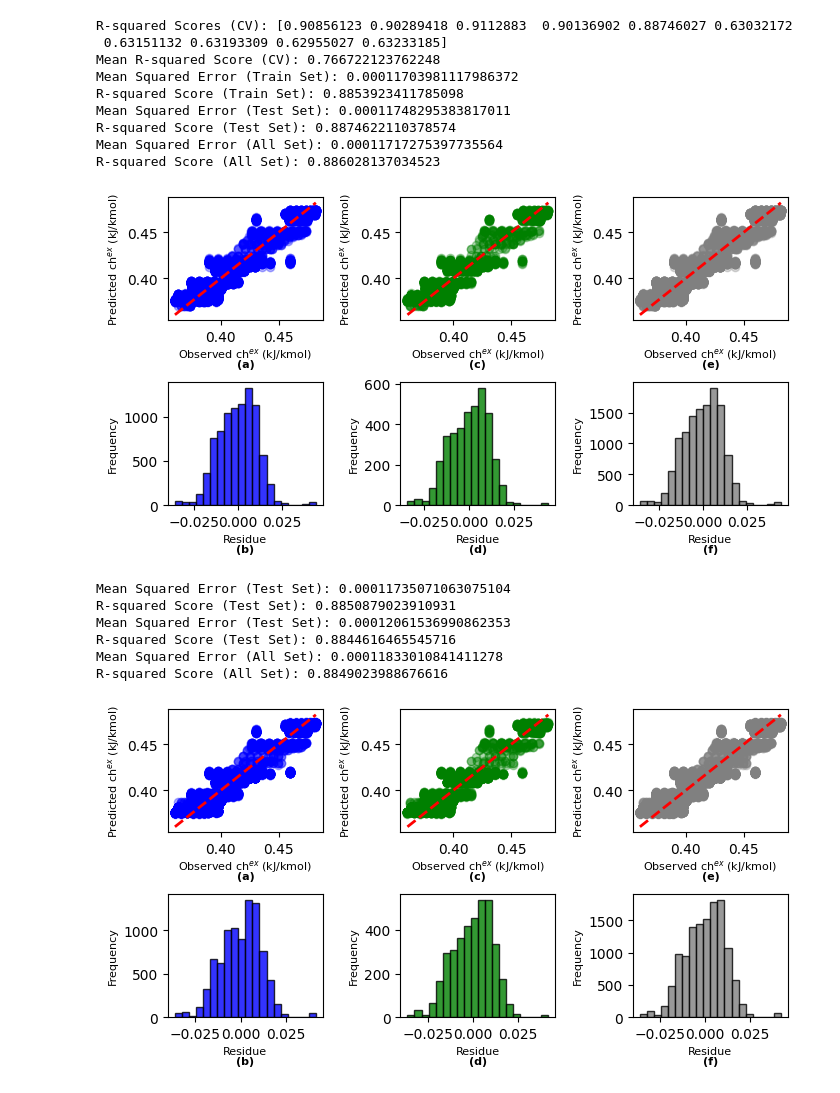
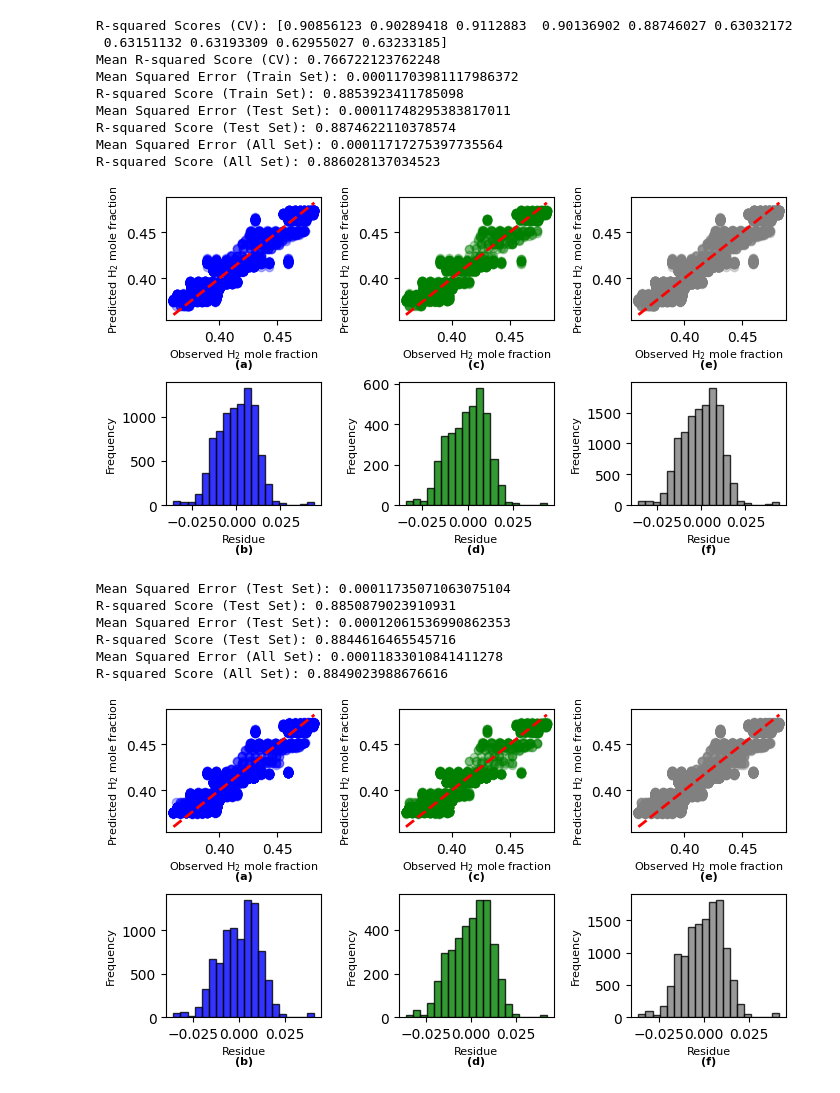
Before and after one commit to gabgovar/Apache-Spark, a Jupyter notebook: y_H2_Prediction.ipynb, the cells around one changed output. Cells and saved outputs as stored; diff of their text form; code cells hidden in the pictures.

```diff
--- a/y_H2_Prediction.ipynb
+++ b/y_H2_Prediction.ipynb
@@ -476,48 +476,48 @@ fig, axes = plt.subplots(2, 3, figsize=(8, 4))
 axes[0, 0].plot([y_train.min(), y_train.max()], [y_train.min(), y_train.max()], color='red', linestyle='--', linewidth=2)
 axes[0, 0].scatter(y_train, train_predictions, color='blue', alpha=0.3)
 axes[0, 0].text(0.5, -0.38, '(a)', fontsize=8, ha='center', transform=axes[0, 0].transAxes, fontweight='bold')
-axes[0, 0].text(0.5, -0.30, r'Observed ch$^{ex}$ (kJ/kmol)', fontsize=8, ha='center', transform=axes[0, 0].transAxes)
-axes[0, 0].set_ylabel(r'Predicted ch$^{ex}$ (kJ/kmol)', fontsize=8)
+axes[0, 0].text(0.5, -0.30, r'Observed H$_{2}$ mole fraction', fontsize=8, ha='center', transform=axes[0, 0].transAxes)
+axes[0, 0].set_ylabel(r'Predicted H$_{2}$ mole fraction', fontsize=8)
 
 # Gráfico 3
 axes[0, 1].plot([y_test.min(), y_test.max()], [y_test.min(), y_test.max()], color='red', linestyle='--', linewidth=2)
 axes[0, 1].scatter(y_test, test_predictions, color='green', alpha=0.3)
 axes[0, 1].text(0.5, -0.38, '(c)', fontsize=8, ha='center', transform=axes[0, 1].transAxes, fontweight='bold')
-axes[0, 1].text(0.5, -0.30, r'Observed ch$^{ex}$ (kJ/kmol)', fontsize=8, ha='center', transform=axes[0, 1].transAxes)
-axes[0, 1].set_ylabel(r'Predicted ch$^{ex}$ (kJ/kmol)', fontsize=8)
+axes[0, 1].text(0.5, -0.30, r'Observed H$_{2}$ mole fraction', fontsize=8, ha='center', transform=axes[0, 1].transAxes)
+axes[0, 1].set_ylabel(r'Predicted H$_{2}$ mole fraction', fontsize=8)
 
 # Gráfico 5
 axes[0, 2].plot([y.min(), y.max()], [y.min(), y.max()], color='red', linestyle='--', linewidth=2)
 axes[0, 2].scatter(y, all_predictions, color='gray', alpha=0.3)
 axes[0, 2].text(0.5, -0.38, '(e)', fontsize=8, ha='center', transform=axes[0, 2].transAxes, fontweight='bold')
-axes[0, 2].text(0.5, -0.30, r'Observed ch$^{ex}$ (kJ/kmol)', fontsize=8, ha='center', transform=axes[0, 2].transAxes)
-axes[0, 2].set_ylabel(r'Predicted ch$^{ex}$ (kJ/kmol)', fontsize=8)
+axes[0, 2].text(0.5, -0.30, r'Observed H$_{2}$ mole fraction', fontsize=8, ha='center', transform=axes[0, 2].transAxes)
+axes[0, 2].set_ylabel(r'Predicted H$_{2}$ mole fraction', fontsize=8)
 
 # Gráfico 2
 residuos_train = y_train - train_predictions
 axes[1, 0].hist(residuos_train, bins=20, alpha=0.8, color='blue', edgecolor='k')
 axes[1, 0].text(0.5, -0.38, '(b)', fontsize=8, ha='center', transform=axes[1, 0].transAxes, fontweight='bold')
 axes[1, 0].text(0.5, -0.30, 'Residue', fontsize=8, ha='center', transform=axes[1, 0].transAxes)
 axes[1, 0].set_ylabel('Frequency', fontsize=8)
 
 # Gráfico 4
 residuos_test = y_test - test_predictions
 axes[1, 1].hist(residuos_test, bins=20, alpha=0.8, color='green', edgecolor='k')
 axes[1, 1].text(0.5, -0.38, '(d)', fontsize=8, ha='center', transform=axes[1, 1].transAxes, fontweight='bold')
 axes[1, 1].text(0.5, -0.30, 'Residue', fontsize=8, ha='center', transform=axes[1, 1].transAxes)
 axes[1, 1].set_ylabel('Frequency', fontsize=8)
 
 # Gráfico 6
 residuos_all = y - all_predictions
 axes[1, 2].hist(residuos_all, bins=20, alpha=0.8, color='gray', edgecolor='k')
 axes[1, 2].text(0.5, -0.38, '(f)', fontsize=8, ha='center', transform=axes[1, 2].transAxes, fontweight='bold')
 axes[1, 2].text(0.5, -0.30, 'Residue', fontsize=8, ha='center', transform=axes[1, 2].transAxes)
 axes[1, 2].set_ylabel('Frequency', fontsize=8)
 
 plt.subplots_adjust(wspace=0.5, hspace=0.5)
 plt.show()
 # %% [output]
-[figure, old version]
+[figure, new version]
 # %%
 import pandas as pd
 from sklearn.model_selection import train_test_split, cross_val_score
@@ -595,22 +595,22 @@ fig, axes = plt.subplots(2, 3, figsize=(8, 4))
 axes[0, 0].plot([y_train.min(), y_train.max()], [y_train.min(), y_train.max()], color='red', linestyle='--', linewidth=2)
 axes[0, 0].scatter(y_train, gtrain_predictions, color='blue', alpha=0.3)
 axes[0, 0].text(0.5, -0.38, '(a)', fontsize=8, ha='center', transform=axes[0, 0].transAxes, fontweight='bold')
-axes[0, 0].text(0.5, -0.30, r'Observed ch$^{ex}$ (kJ/kmol)', fontsize=8, ha='center', transform=axes[0, 0].transAxes)
-axes[0, 0].set_ylabel(r'Predicted ch$^{ex}$ (kJ/kmol)', fontsize=8)
+axes[0, 0].text(0.5, -0.30, r'Observed H$_{2}$ mole fraction', fontsize=8, ha='center', transform=axes[0, 0].transAxes)
+axes[0, 0].set_ylabel(r'Predicted H$_{2}$ mole fraction', fontsize=8)
 
 # Gráfico 3
 axes[0, 1].plot([y_test.min(), y_test.max()], [y_test.min(), y_test.max()], color='red', linestyle='--', linewidth=2)
 axes[0, 1].scatter(y_test, gtest_predictions, color='green', alpha=0.3)
 axes[0, 1].text(0.5, -0.38, '(c)', fontsize=8, ha='center', transform=axes[0, 1].transAxes, fontweight='bold')
-axes[0, 1].text(0.5, -0.30, r'Observed ch$^{ex}$ (kJ/kmol)', fontsize=8, ha='center', transform=axes[0, 1].transAxes)
-axes[0, 1].set_ylabel(r'Predicted ch$^{ex}$ (kJ/kmol)', fontsize=8)
+axes[0, 1].text(0.5, -0.30, r'Observed H$_{2}$ mole fraction', fontsize=8, ha='center', transform=axes[0, 1].transAxes)
+axes[0, 1].set_ylabel(r'Predicted H$_{2}$ mole fraction', fontsize=8)
 
 # Gráfico 5
 axes[0, 2].plot([y.min(), y.max()], [y.min(), y.max()], color='red', linestyle='--', linewidth=2)
 axes[0, 2].scatter(y, gall_predictions, color='gray', alpha=0.3)
 axes[0, 2].text(0.5, -0.38, '(e)', fontsize=8, ha='center', transform=axes[0, 2].transAxes, fontweight='bold')
-axes[0, 2].text(0.5, -0.30, r'Observed ch$^{ex}$ (kJ/kmol)', fontsize=8, ha='center', transform=axes[0, 2].transAxes)
-axes[0, 2].set_ylabel(r'Predicted ch$^{ex}$ (kJ/kmol)', fontsize=8)
+axes[0, 2].text(0.5, -0.30, r'Observed H$_{2}$ mole fraction', fontsize=8, ha='center', transform=axes[0, 2].transAxes)
+axes[0, 2].set_ylabel(r'Predicted H$_{2}$ mole fraction', fontsize=8)
 
 # Gráfico 2
 residuos_train = y_train - gtrain_predictions
@@ -636,4 +636,4 @@ axes[1, 2].set_ylabel('Frequency', fontsize=8)
 plt.subplots_adjust(wspace=0.5, hspace=0.5)
 plt.show()
 # %% [output]
-[figure, old version]
+[figure, new version]
```
Also changed, not shown: parts of 6 cells of this notebook.
